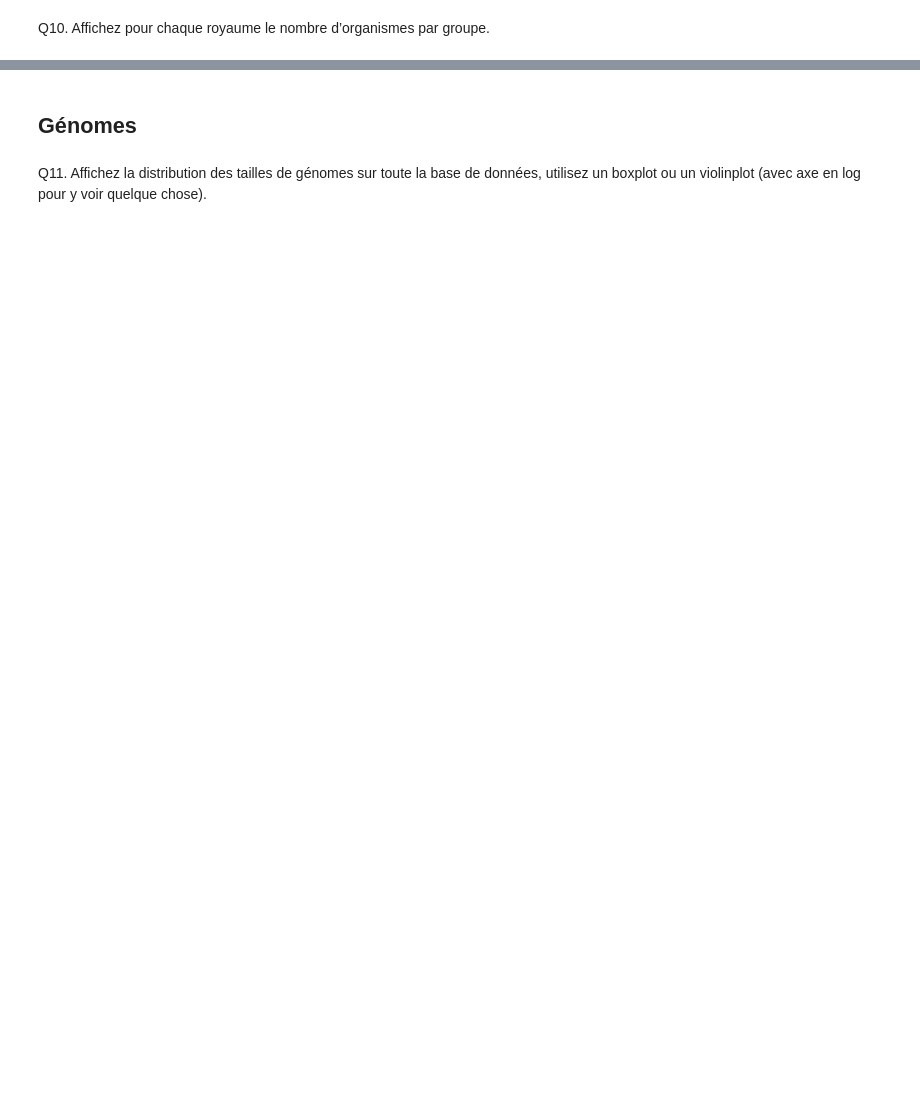
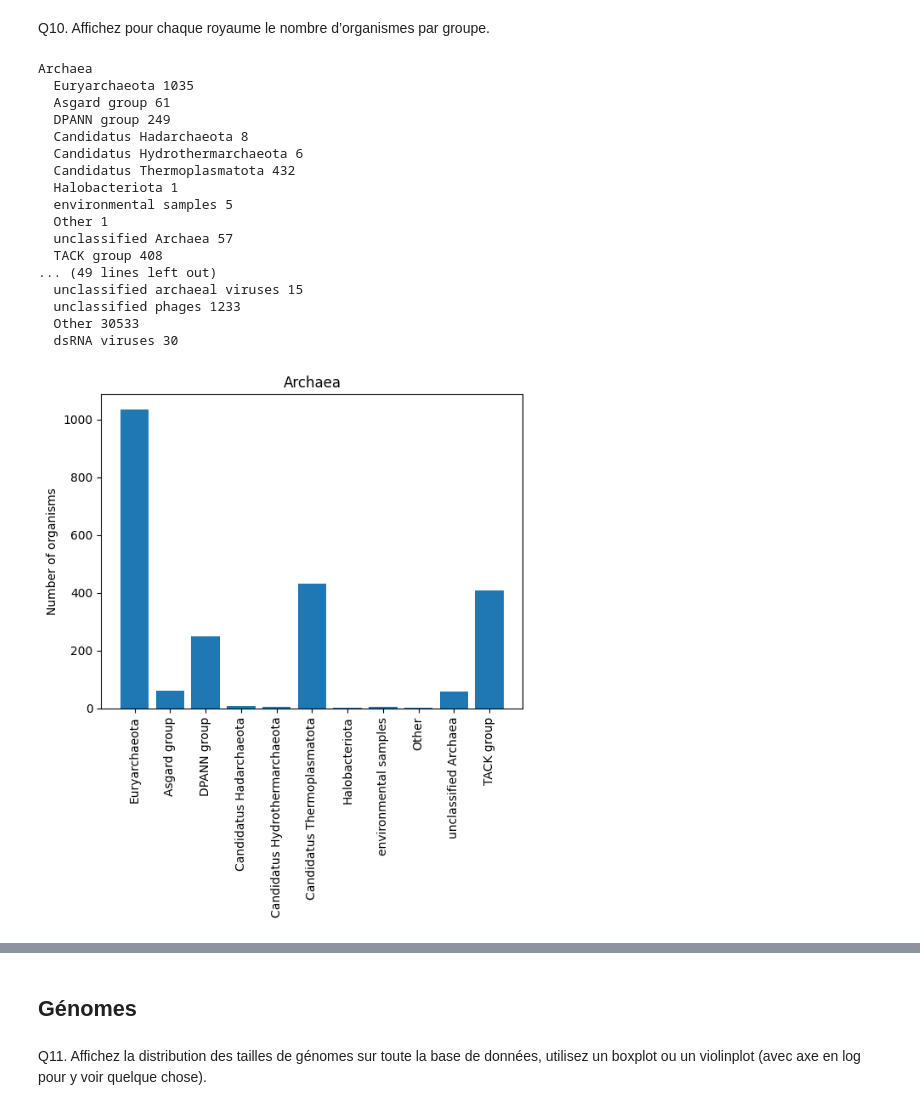
Before and after one commit to valedavi/BINF2025_TP1, a Jupyter notebook: BINF2025_TP1.ipynb, the cells around one changed output, grey strips where cells are left out. Drawn from its saved outputs; the diff is of its cells as text; code cells hidden in the pictures; blank space fills up the shorter version.

```diff
--- a/BINF2025_TP1.ipynb
+++ b/BINF2025_TP1.ipynb
@@ -77,0 +122,6 @@ Q9. Combien de groupes sont présents par royaume ?
+# %%
+kngdm_grp = {}
+for k in kngdms:
+  elts = set([e[2] for e in dats if e[1] == k])
+  kngdm_grp[k] = elts
+  print(k, len(elts), elts)
@@ -81,0 +135,33 @@ Q10. Affichez pour chaque royaume le nombre d’organismes par groupe.
+# %%
+for k,grps in kngdm_grp.items():
+  print(k)
+  cnts = []
+  for g in grps:
+    tmp = sum([1 for e in dats if e[1] == k and e[2] == g])
+    cnts.append(tmp)
+    print(" ", g, tmp)
+
+  plt.figure()
+  plt.title(k)
+  plt.bar(list(grps), cnts)
+  plt.xticks(rotation=90)
+  plt.ylabel("Number of organisms")
+# %% [output]
+Archaea
+  Euryarchaeota 1035
+  Asgard group 61
+  DPANN group 249
+  Candidatus Hadarchaeota 8
+  Candidatus Hydrothermarchaeota 6
+  Candidatus Thermoplasmatota 432
+  Halobacteriota 1
+  environmental samples 5
+  Other 1
+  unclassified Archaea 57
+  TACK group 408
+... (49 lines left out)
+  unclassified archaeal viruses 15
+  unclassified phages 1233
+  Other 30533
+  dsRNA viruses 30
+[figure, added]
```
Also changed, not shown: parts of 63 cells of this notebook.
